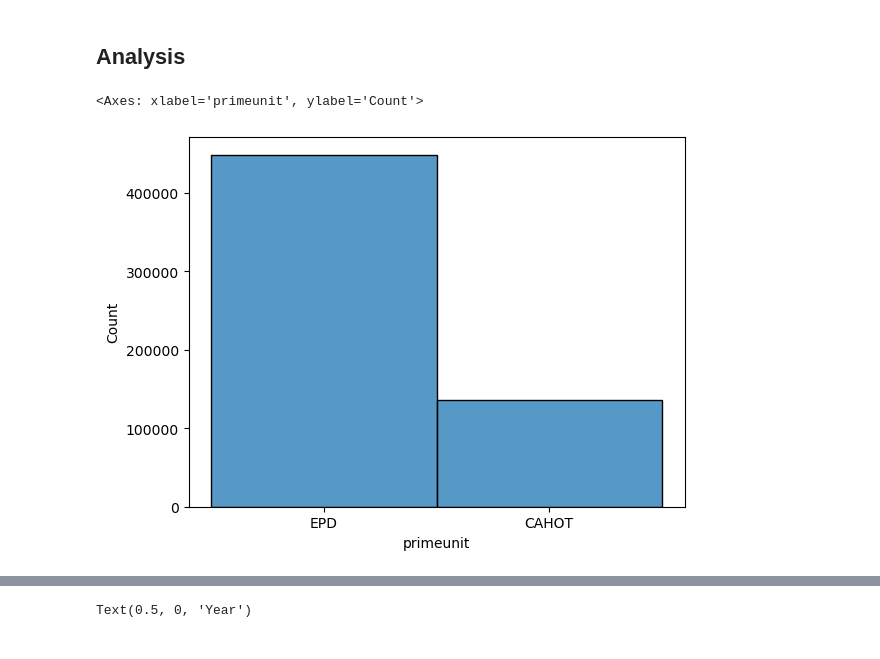
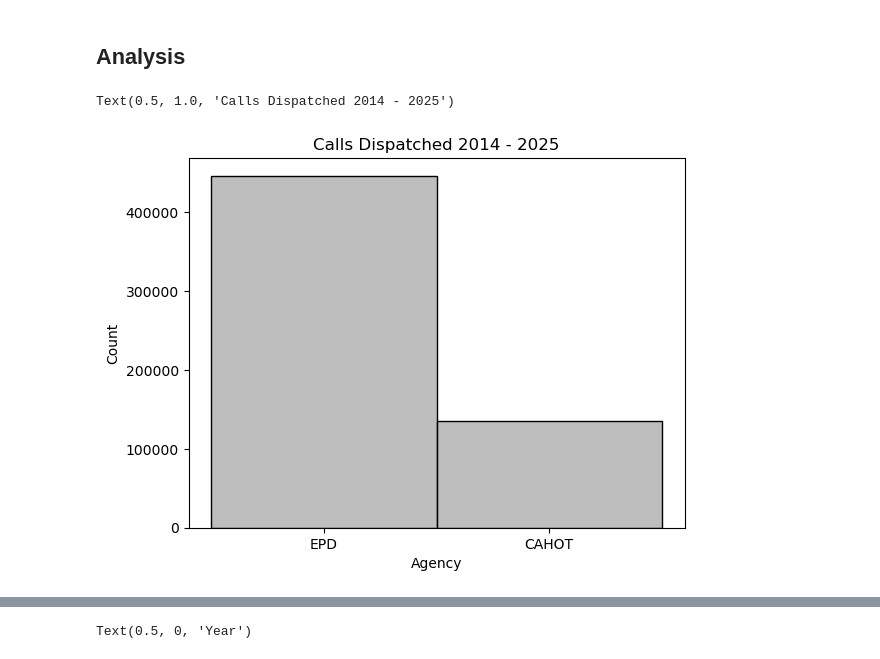
Before and after one commit to kmccabe11/ADS4SJ, a Jupyter notebook: CAD_analysis.ipynb, the cells around one changed output, grey strips where cells are left out. Drawn from its saved outputs; the diff is of its cells as text; code cells hidden in the pictures.

```diff
--- a/CAD_analysis.ipynb
+++ b/CAD_analysis.ipynb
@@ -11,10 +36,12 @@ call = pd.read_csv("call.csv")
 # %% [markdown]
 ## Analysis
-# %%
-sns.histplot(call['primeunit'])
-# %% [output]
-<Axes: xlabel='primeunit', ylabel='Count'>
-[figure, removed]
+# %%
+sns.histplot(call['primeunit'], color = 'darkgrey')
+plt.xlabel('Agency')
+plt.title("Calls Dispatched 2014 - 2025")
+# %% [output]
+Text(0.5, 1.0, 'Calls Dispatched 2014 - 2025')
+[figure, added]
 # %%
 
 calls_per_year = call.groupby(['yr', 'primeunit']).size().reset_index(name='count')
```
Also changed, not shown: parts of 73 cells of this notebook, 3 other files.
